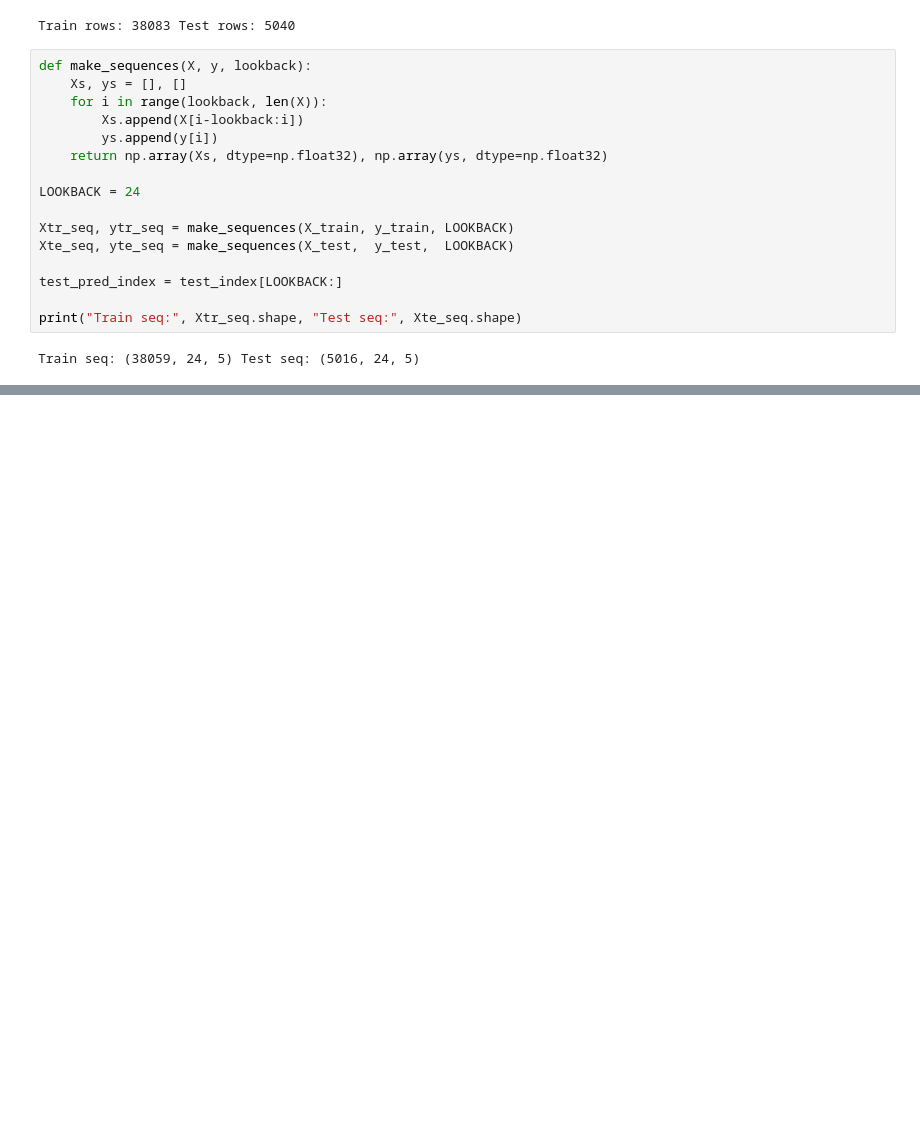
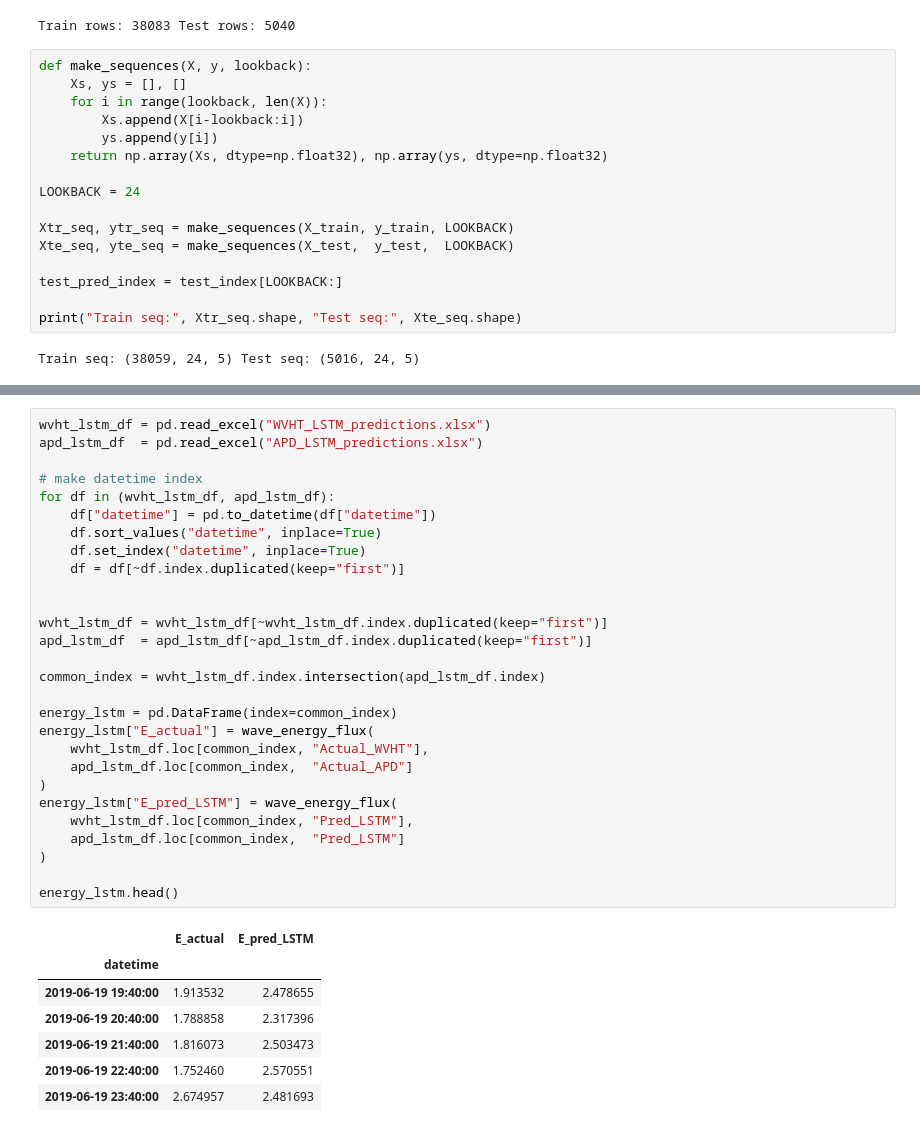
Before and after one commit to RichelCode/Wave-Energy-Forecasting, a Jupyter notebook: Wave Analysis.ipynb, the cells around one changed output, grey strips where cells are left out. Cells and saved outputs as stored; diff of their text form; blank space fills up the shorter version.

```diff
--- a/Wave Analysis.ipynb
+++ b/Wave Analysis.ipynb
@@ -1017,0 +1059,36 @@ plt.show()
+# %%
+wvht_lstm_df = pd.read_excel("WVHT_LSTM_predictions.xlsx")
+apd_lstm_df  = pd.read_excel("APD_LSTM_predictions.xlsx")
+
+# make datetime index
+for df in (wvht_lstm_df, apd_lstm_df):
+    df["datetime"] = pd.to_datetime(df["datetime"])
+    df.sort_values("datetime", inplace=True)
+    df.set_index("datetime", inplace=True)
+    df = df[~df.index.duplicated(keep="first")]
+
+
+wvht_lstm_df = wvht_lstm_df[~wvht_lstm_df.index.duplicated(keep="first")]
+apd_lstm_df  = apd_lstm_df[~apd_lstm_df.index.duplicated(keep="first")]
+
+common_index = wvht_lstm_df.index.intersection(apd_lstm_df.index)
+
+energy_lstm = pd.DataFrame(index=common_index)
+energy_lstm["E_actual"] = wave_energy_flux(
+    wvht_lstm_df.loc[common_index, "Actual_WVHT"],
+    apd_lstm_df.loc[common_index,  "Actual_APD"]
+)
+energy_lstm["E_pred_LSTM"] = wave_energy_flux(
+    wvht_lstm_df.loc[common_index, "Pred_LSTM"],
+    apd_lstm_df.loc[common_index,  "Pred_LSTM"]
+)
+
+energy_lstm.head()
+# %% [output]
+|  | E_actual | E_pred_LSTM |
+| datetime |  |  |
+| 2019-06-19 19:40:00 | 1.913532 | 2.478655 |
+| 2019-06-19 20:40:00 | 1.788858 | 2.317396 |
+| 2019-06-19 21:40:00 | 1.816073 | 2.503473 |
+| 2019-06-19 22:40:00 | 1.752460 | 2.570551 |
+| 2019-06-19 23:40:00 | 2.674957 | 2.481693 |
```
Also changed, not shown: parts of 16 cells of this notebook.
